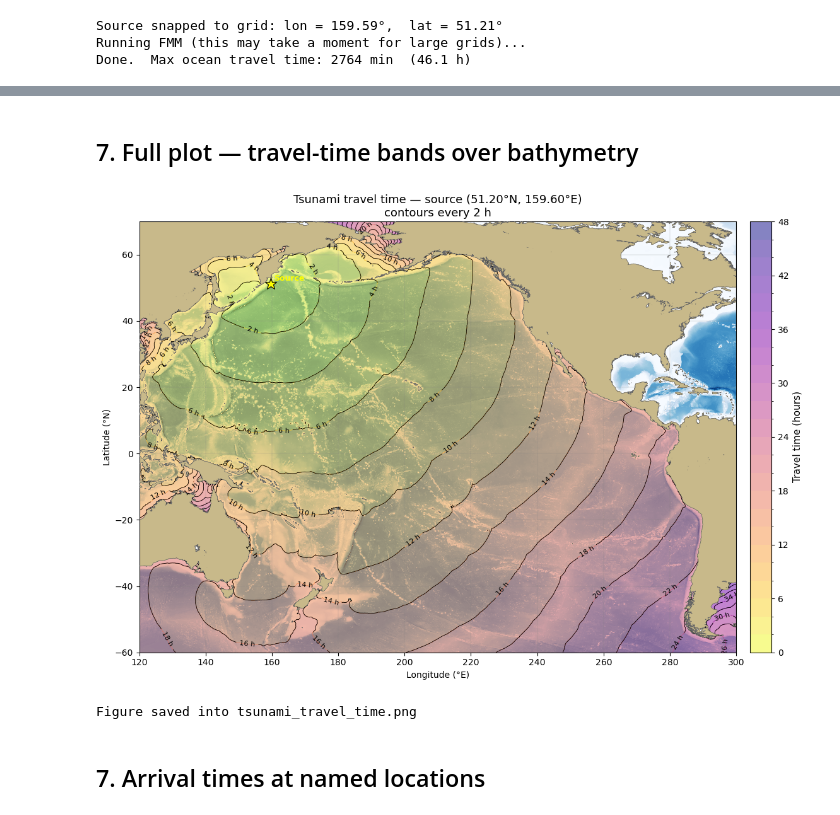
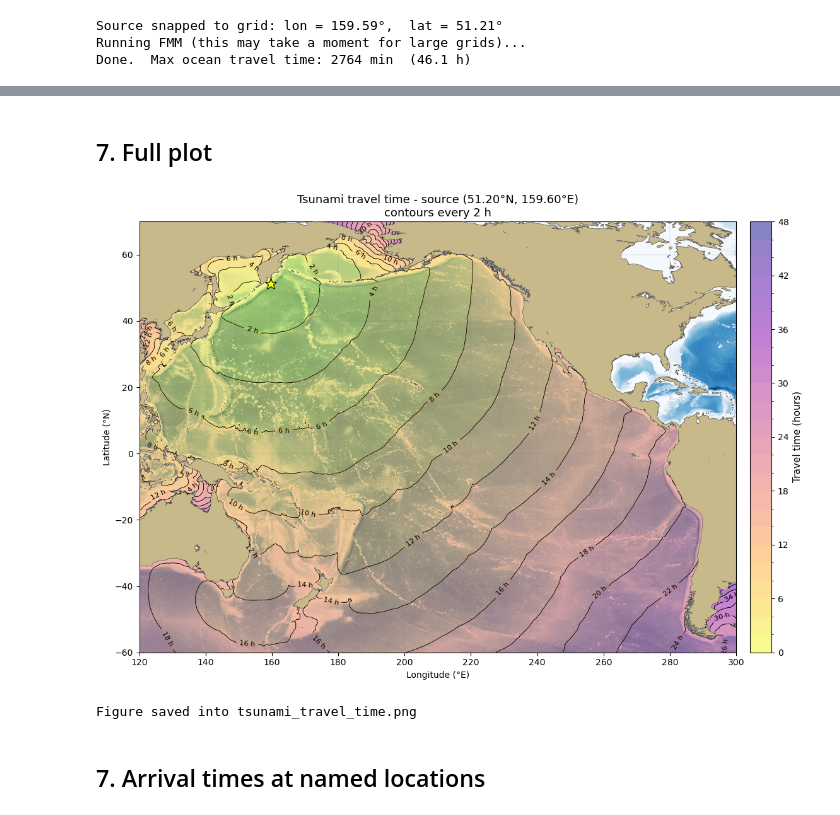
Before and after one commit to dmitsot/Tsunami-Travel-Time, a Jupyter notebook: tsunami_travel_time.ipynb, the cells around one changed output, grey strips where cells are left out. Drawn from its saved outputs; the diff is of its cells as text; code cells hidden in the pictures.

```diff
--- a/tsunami_travel_time.ipynb
+++ b/tsunami_travel_time.ipynb
@@ -228,6 +237,6 @@ print("Figure saved into tsunami_travel_time_simple.png")
 Figure saved into tsunami_travel_time_simple.png
 # %% [markdown]
-## 7. Full plot — travel-time bands over bathymetry
+## 7. Full plot
 # %%
 # ── Full plot: travel-time bands over bathymetry ──────────────────────────
 LON2D, LAT2D = np.meshgrid(lon, lat)
@@ -255,39 +264,39 @@ ax.contourf(LON2D, LAT2D, ocean_elev, levels=bathy_levels, cmap='Blues_r', zorde
 cf = ax.contourf(LON2D, LAT2D, travel_time_h, levels=levels,
                  cmap=tt_cmap, norm=norm, alpha=0.5, zorder=1)
 
 # Land on top
 land_elev = np.ma.masked_where(elev < 0, elev)
 ax.contourf(LON2D, LAT2D, land_elev, levels=1, colors=[land_color], zorder=2)
 ax.contour(LON2D, LAT2D, elev, levels=[0], colors=['#666666'], linewidths=0.5, zorder=3)
 
 # Travel-time isolines
 cs = ax.contour(LON2D, LAT2D, travel_time_h, levels=levels,
                 colors='k', linewidths=0.6, zorder=4)
 ax.clabel(cs, fmt=lambda v: f"{v:.0f} h", fontsize=8, inline=True)
 
 # Source marker
 ax.plot(SOURCE_LON, SOURCE_LAT, marker='*', color='yellow', markersize=14,
         markeredgecolor='black', markeredgewidth=0.8, zorder=6, linestyle='none')
-ax.annotate("Source", xy=(SOURCE_LON, SOURCE_LAT),
-            xytext=(SOURCE_LON + 1, SOURCE_LAT + 1),
-            fontsize=9, color='yellow', fontweight='bold',
-            arrowprops=dict(arrowstyle='->', color='yellow', lw=0.8))
+# ax.annotate("Source", xy=(SOURCE_LON, SOURCE_LAT),
+#             xytext=(SOURCE_LON + 1, SOURCE_LAT + 1),
+#             fontsize=9, color='yellow', fontweight='bold',
+#             arrowprops=dict(arrowstyle='->', color='yellow', lw=0.8))
 
 # Colourbar
 cbar = fig.colorbar(cf, ax=ax, orientation='vertical', pad=0.02, fraction=0.04)
 cbar.set_label("Travel time (hours)", fontsize=11)
 
 ax.grid(linewidth=0.3, color='grey', alpha=0.5)
 ax.set_title(
-    f"Tsunami travel time — source ({SOURCE_LAT:.2f}°N, {SOURCE_LON:.2f}°E)\n"
+    f"Tsunami travel time - source ({SOURCE_LAT:.2f}°N, {SOURCE_LON:.2f}°E)\n"
     f"contours every {CONTOUR_INTERVAL_H} h", fontsize=13
 )
 plt.tight_layout()
 plt.savefig("tsunami_travel_time.png", dpi=150, bbox_inches='tight')
 plt.show()
 print("Figure saved into tsunami_travel_time.png")
 # %% [output]
-[figure, old version]
+[figure, new version]
 Figure saved into tsunami_travel_time.png
 # %% [markdown]
 ## 7. Arrival times at named locations
```
Also changed, not shown: parts of 6 cells of this notebook.
